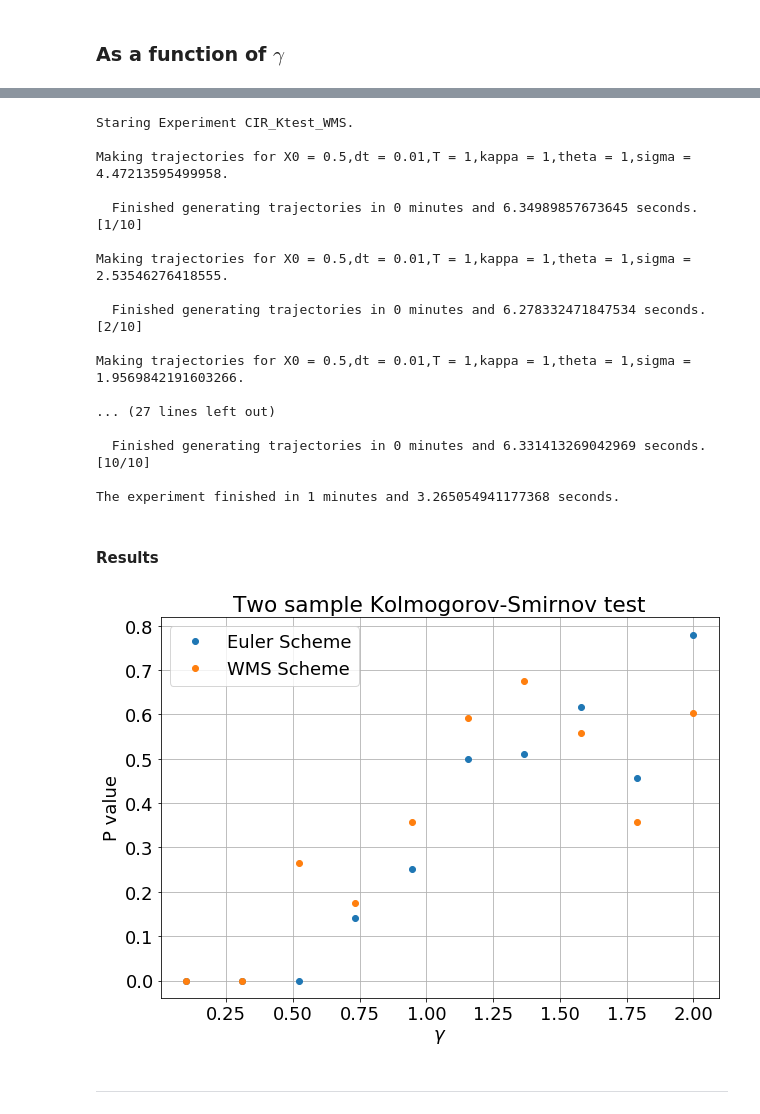
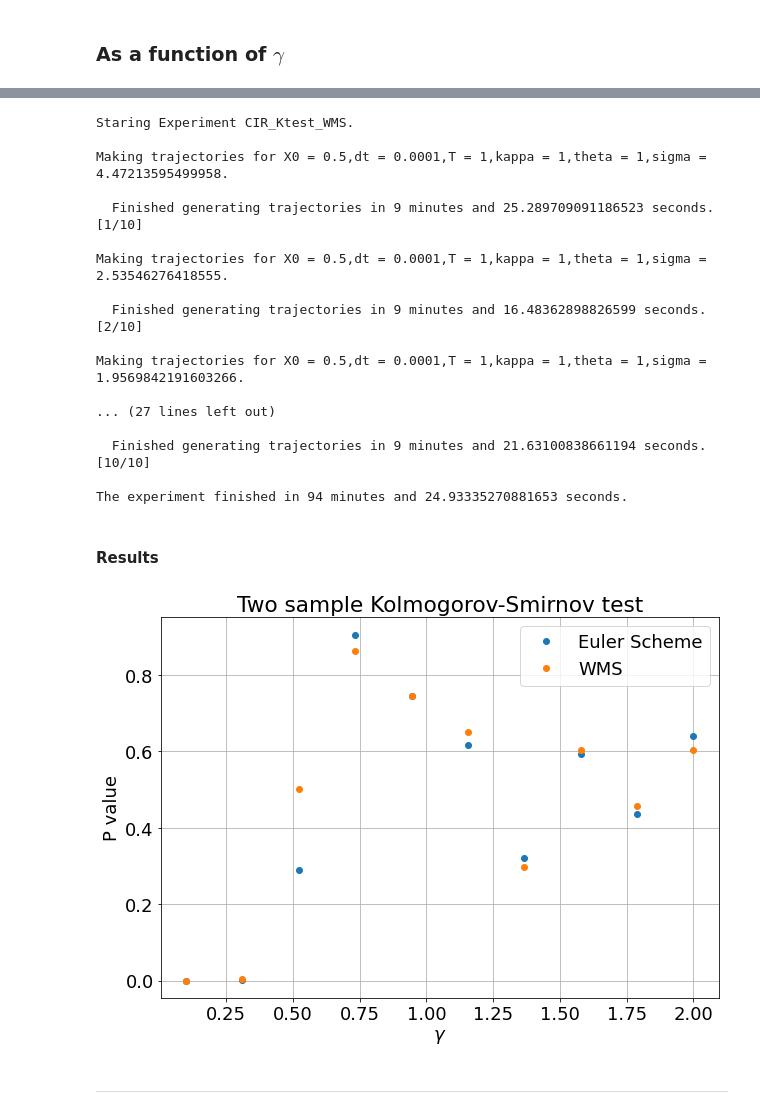
Before and after one commit to baskayj/Boundary-behavior-in-stochastic-differential-equations-used-in-Finance, a Jupyter notebook: CIR_Boundary_Project.ipynb, the cells around one changed output, grey strips where cells are left out. Drawn from its saved outputs; the diff is of its cells as text; code cells hidden in the pictures.

```diff
--- a/CIR_Boundary_Project.ipynb
+++ b/CIR_Boundary_Project.ipynb
@@ -824,7 +826,0 @@ The experiment finished in 1 minutes and 51.141687631607056 seconds.
-# %%
-#Calculating the relative increase in runtime
-for i in range(len(t_WMS)):
-  t_WMS[i] = ((t_WMS[i]/t_euler[i])-1)*100
-
-for i in range(len(t_Exact)):
-  t_Exact[i] = ((t_Exact[i]/t_euler[i])-1)*100
@@ -863,7 +923,7 @@ print(f"\n\nStaring Experiment {model}{name}.\n")
 
 #Parameters:
 Parameters = namedtuple('Parameters','X0 dt T kappa theta sigma')
-P = Parameters(X0 = 0.5, dt = 0.01, T = 1,kappa = 1, theta = 1, sigma = 0.6)
+P = Parameters(X0 = 0.5, dt = 0.0001, T = 1,kappa = 1, theta = 1, sigma = 0.6)
 
 #Variables:
 var_name = 'gamma'
@@ -925,7 +985,7 @@ print(f"\n\nStaring Experiment {model}{name}.\n")
 
 #Parameters:
 Parameters = namedtuple('Parameters','X0 dt T kappa theta sigma')
-P = Parameters(X0 = 0.5, dt = 0.01, T = 1,kappa = 1, theta = 1, sigma = 0.6)
+P = Parameters(X0 = 0.5, dt = 0.0001, T = 1,kappa = 1, theta = 1, sigma = 0.6)
 
 #Variables:
 var_name = 'gamma'
@@ -989,7 +1049,7 @@ print(f"\n\nStaring Experiment {model}{name}.\n")
 
 #Parameters:
 Parameters = namedtuple('Parameters','X0 dt T kappa theta sigma')
-P = Parameters(X0 = 0.5, dt = 0.01, T = 1,kappa = 1, theta = 1, sigma = 0.6)
+P = Parameters(X0 = 0.5, dt = 0.0001, T = 1,kappa = 1, theta = 1, sigma = 0.6)
 
 #Variables:
 var_name = 'gamma'
@@ -1026,21 +1086,21 @@ print(f"The experiment finished in {int((end_time-start_time)/60)} minutes and {
 # %% [output]
 Staring Experiment CIR_Ktest_WMS.
 
-Making trajectories for X0 = 0.5,dt = 0.01,T = 1,kappa = 1,theta = 1,sigma = 4.47213595499958.
+Making trajectories for X0 = 0.5,dt = 0.0001,T = 1,kappa = 1,theta = 1,sigma = 4.47213595499958.
 
-  Finished generating trajectories in 0 minutes and 6.34989857673645 seconds.[1/10]
+  Finished generating trajectories in 9 minutes and 25.289709091186523 seconds.[1/10]
 
-Making trajectories for X0 = 0.5,dt = 0.01,T = 1,kappa = 1,theta = 1,sigma = 2.53546276418555.
+Making trajectories for X0 = 0.5,dt = 0.0001,T = 1,kappa = 1,theta = 1,sigma = 2.53546276418555.
 
-  Finished generating trajectories in 0 minutes and 6.278332471847534 seconds.[2/10]
+  Finished generating trajectories in 9 minutes and 16.48362898826599 seconds.[2/10]
 
-Making trajectories for X0 = 0.5,dt = 0.01,T = 1,kappa = 1,theta = 1,sigma = 1.9569842191603266.
+Making trajectories for X0 = 0.5,dt = 0.0001,T = 1,kappa = 1,theta = 1,sigma = 1.9569842191603266.
 
 ... (27 lines left out)
 
-  Finished generating trajectories in 0 minutes and 6.331413269042969 seconds.[10/10]
+  Finished generating trajectories in 9 minutes and 21.63100838661194 seconds.[10/10]
 
-The experiment finished in 1 minutes and 3.265054941177368 seconds.
+The experiment finished in 94 minutes and 24.93335270881653 seconds.
 # %%
 pval_WMS = []
 for i in range(len(Y)):
@@ -1053,17 +1113,17 @@ del Y
 # %%
 gammas = np.linspace(0.1,2,10)
 
 plt.figure(figsize=(10,7))
 plt.plot(gammas,pval_Euler,"o", label = "Euler Scheme")
-plt.plot(gammas,pval_WMS,"o", label = "WMS Scheme")
+plt.plot(gammas,pval_WMS,"o", label = "WMS")
 
 plt.title("Two sample Kolmogorov-Smirnov test")
 plt.legend()
 plt.xlabel("$\gamma$")
 plt.ylabel("P value")
 plt.grid()
 # %% [output]
-[figure, old version]
+[figure, new version]
 # %% [markdown]
 ---
 # %% [markdown]
```
Also changed, not shown: parts of 78 cells of this notebook.
